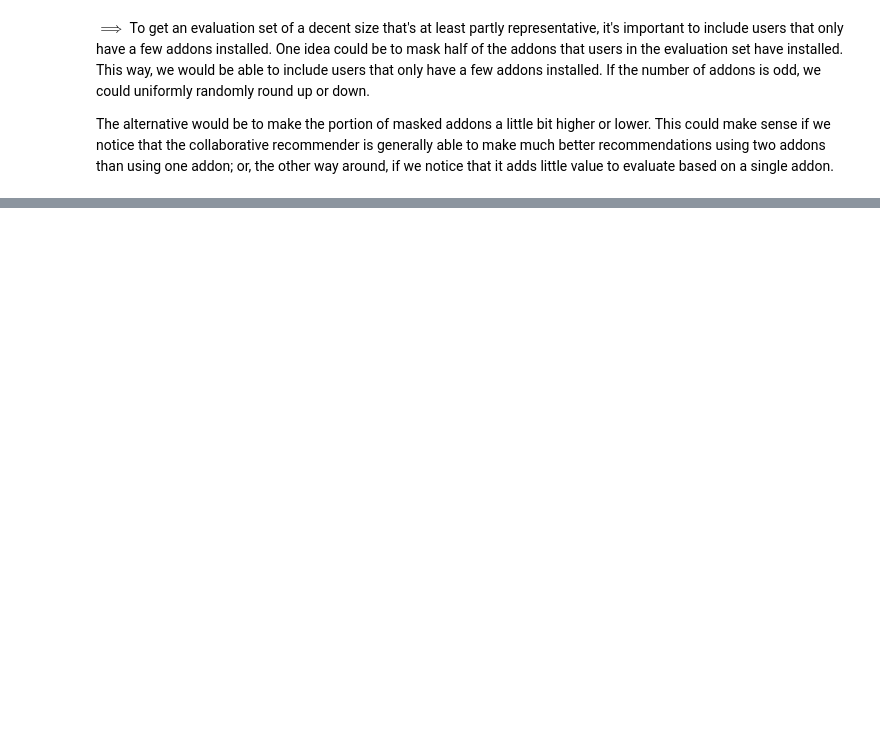
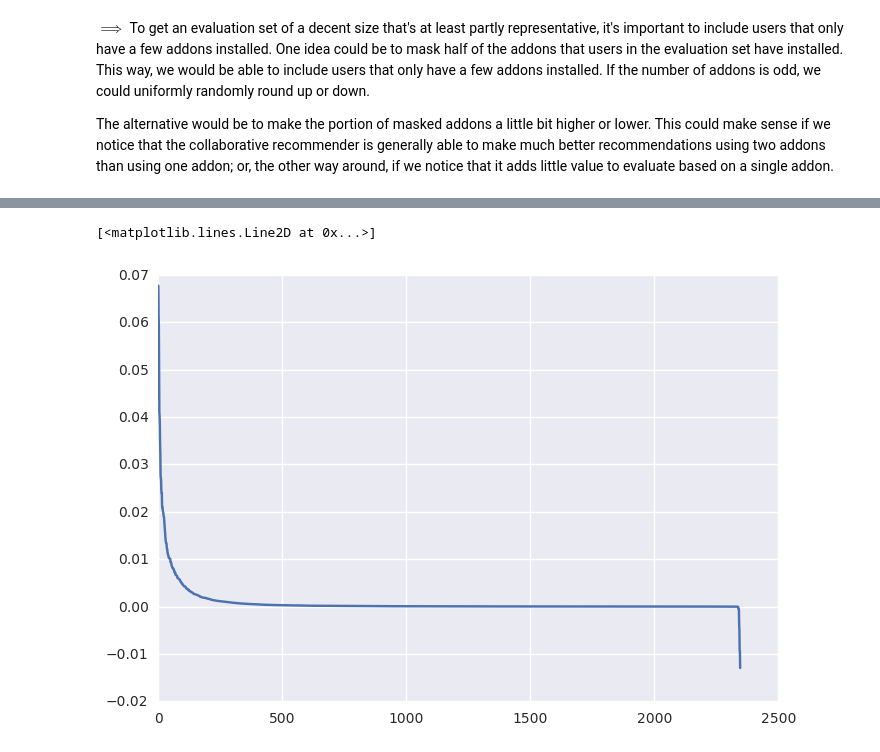
Before and after one commit to florian/taar-prototyping, a Jupyter notebook: evaluation.ipynb, the cells around one changed output, grey strips where cells are left out. Drawn from its saved outputs; the diff is of its cells as text; code cells hidden in the pictures; blank space fills up the shorter version.

```diff
--- a/evaluation.ipynb
+++ b/evaluation.ipynb
@@ -622,0 +626,3 @@ DataFrame(
+# %%
+client_data = user
+limit = 10
@@ -622,0 +639,37 @@ DataFrame(
+# %%
+import operator as op
+
+# Addons identifiers are stored as positive hash values within the model.
+installed_addons =\
+    [positive_hash(addon_id) for addon_id in client_data.get('installed_addons', [])]
+
+# Build the query vector by setting the position of the queried addons to 1.0
+# and the other to 0.0.
+query_vector = np.array([1.0 if (entry.get("id") in installed_addons) else 0.0
+                         for entry in cr.raw_item_matrix])
+
+# Build the user factors matrix.
+user_factors = np.matmul(query_vector, cr.model)
+user_factors_transposed = np.transpose(user_factors)
+
+distances = {}
+for addon in cr.raw_item_matrix:
+    # We don't really need to show the items we requested. They will always
+    # end up with the greatest score. Also filter out legacy addons from the
+    # suggestions.
+    hashed_id = str(addon.get("id"))
+    if (hashed_id in installed_addons or
+            hashed_id not in cr.addon_mapping or
+            cr.addon_mapping[hashed_id].get("isWebextension", False) is False):
+        continue
+
+    dist = np.dot(user_factors_transposed, addon.get('features'))
+    # Read the addon ids from the "addon_mapping" looking it
+    # up by 'id' (which is an hashed value).
+    addon_id = cr.addon_mapping[hashed_id].get("id")
+    distances[addon_id] = dist
+
+# Sort the suggested addons by their score and return the sorted list of addon
+# ids.
+sorted_dists = sorted(distances.items(), key=op.itemgetter(1), reverse=True)
+[s[0] for s in sorted_dists[:limit]]
@@ -622,0 +687,7 @@ DataFrame(
+# %%
+addon_ids, scores = zip(*sorted_dists)
+# %%
+plt.plot(scores)
+# %% [output]
+[<matplotlib.lines.Line2D at 0x...>]
+[figure, added]
```
Also changed, not shown: parts of 33 cells of this notebook.
